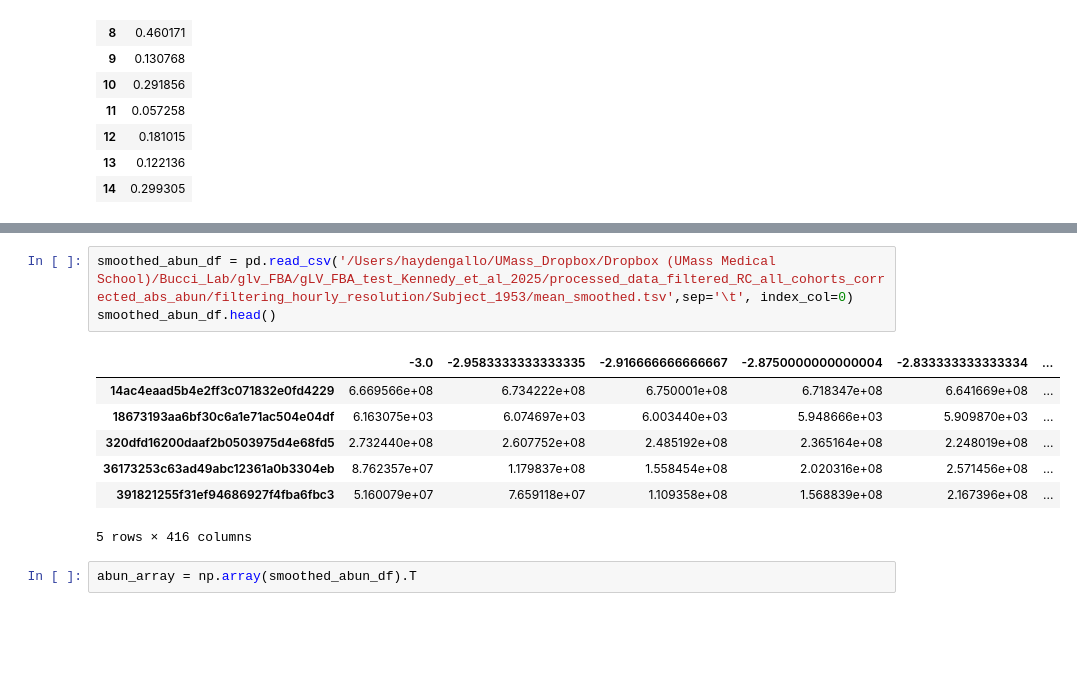
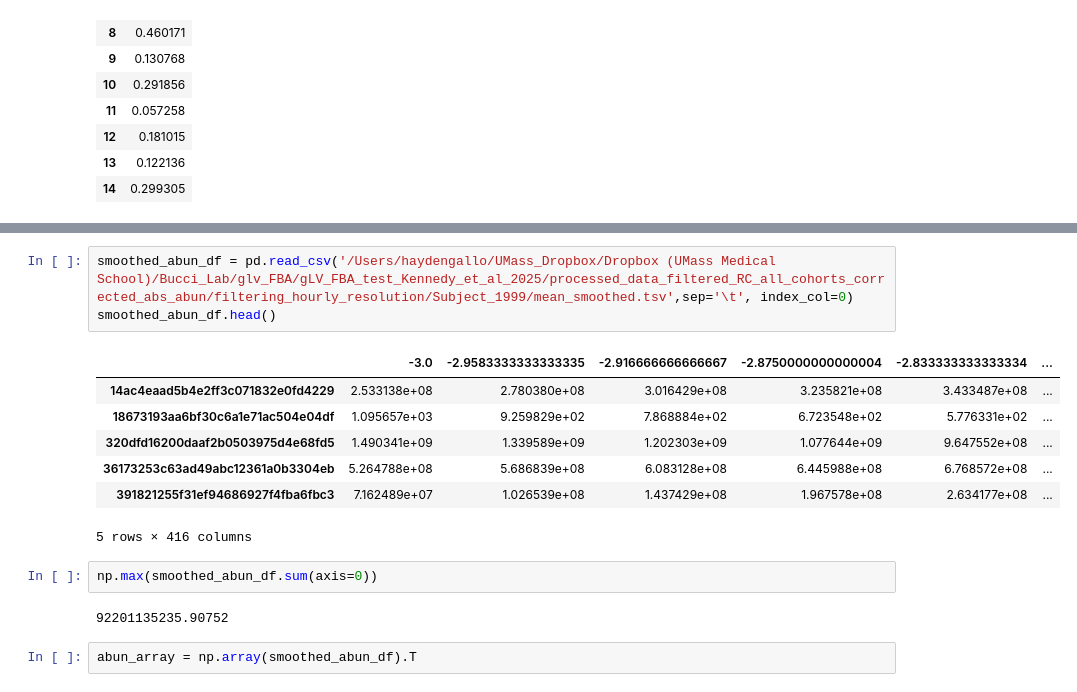
Before and after one commit to haydengallo/glv_dfba, a Jupyter notebook: stability_analysis_testing.ipynb, the cells around one changed output, grey strips where cells are left out. Cells and saved outputs as stored; diff of their text form; blank space fills up the shorter version.

```diff
--- a/stability_analysis_testing.ipynb
+++ b/stability_analysis_testing.ipynb
@@ -266,16 +268,20 @@ abun_df.head()
 | 36173253c63ad49abc12361a0b3304eb | 5.712346e+09 | 1.134918e+09 | 6.312476e+07 | 8.059682e+05 | 5.107799e+03 | 1.117033e+03 | 4.207931e+01 | 1.142881e+04 | 1.164051e+07 | 1.916092e+08 | 2.813750e+09 | ... |
 | 391821255f31ef94686927f4fba6fbc3 | 3.422313e+09 | 3.588348e+08 | 1.334050e+07 | 1.866648e+06 | 1.616974e+06 | 3.018640e+04 | 8.529819e+03 | 6.442859e+01 | 5.216161e+01 | 1.234393e+05 | 2.893738e+07 | ... |
 # %%
-smoothed_abun_df = pd.read_csv('/Users/haydengallo/UMass_Dropbox/Dropbox (UMass Medical School)/Bucci_Lab/glv_FBA/gLV_FBA_test_Kennedy_et_al_2025/processed_data_filtered_RC_all_cohorts_corrected_abs_abun/filtering_hourly_resolution/Subject_1953/mean_smoothed.tsv',sep='\t', index_col=0)
+smoothed_abun_df = pd.read_csv('/Users/haydengallo/UMass_Dropbox/Dropbox (UMass Medical School)/Bucci_Lab/glv_FBA/gLV_FBA_test_Kennedy_et_al_2025/processed_data_filtered_RC_all_cohorts_corrected_abs_abun/filtering_hourly_resolution/Subject_1999/mean_smoothed.tsv',sep='\t', index_col=0)
 smoothed_abun_df.head()
 # %% [output]
 |  | -3.0 | -2.9583333333333335 | -2.916666666666667 | -2.8750000000000004 | -2.833333333333334 | ... |
-| 14ac4eaad5b4e2ff3c071832e0fd4229 | 6.669566e+08 | 6.734222e+08 | 6.750001e+08 | 6.718347e+08 | 6.641669e+08 | ... |
-| 18673193aa6bf30c6a1e71ac504e04df | 6.163075e+03 | 6.074697e+03 | 6.003440e+03 | 5.948666e+03 | 5.909870e+03 | ... |
-| 320dfd16200daaf2b0503975d4e68fd5 | 2.732440e+08 | 2.607752e+08 | 2.485192e+08 | 2.365164e+08 | 2.248019e+08 | ... |
-| 36173253c63ad49abc12361a0b3304eb | 8.762357e+07 | 1.179837e+08 | 1.558454e+08 | 2.020316e+08 | 2.571456e+08 | ... |
-| 391821255f31ef94686927f4fba6fbc3 | 5.160079e+07 | 7.659118e+07 | 1.109358e+08 | 1.568839e+08 | 2.167396e+08 | ... |
+| 14ac4eaad5b4e2ff3c071832e0fd4229 | 2.533138e+08 | 2.780380e+08 | 3.016429e+08 | 3.235821e+08 | 3.433487e+08 | ... |
+| 18673193aa6bf30c6a1e71ac504e04df | 1.095657e+03 | 9.259829e+02 | 7.868884e+02 | 6.723548e+02 | 5.776331e+02 | ... |
+| 320dfd16200daaf2b0503975d4e68fd5 | 1.490341e+09 | 1.339589e+09 | 1.202303e+09 | 1.077644e+09 | 9.647552e+08 | ... |
+| 36173253c63ad49abc12361a0b3304eb | 5.264788e+08 | 5.686839e+08 | 6.083128e+08 | 6.445988e+08 | 6.768572e+08 | ... |
+| 391821255f31ef94686927f4fba6fbc3 | 7.162489e+07 | 1.026539e+08 | 1.437429e+08 | 1.967578e+08 | 2.634177e+08 | ... |
 5 rows × 416 columns
+# %%
+np.max(smoothed_abun_df.sum(axis=0))
+# %% [output]
+92201135235.90752
 # %%
 abun_array = np.array(smoothed_abun_df).T
 # %%
```
Also changed, not shown: parts of 3 cells of this notebook, 9 other files.
